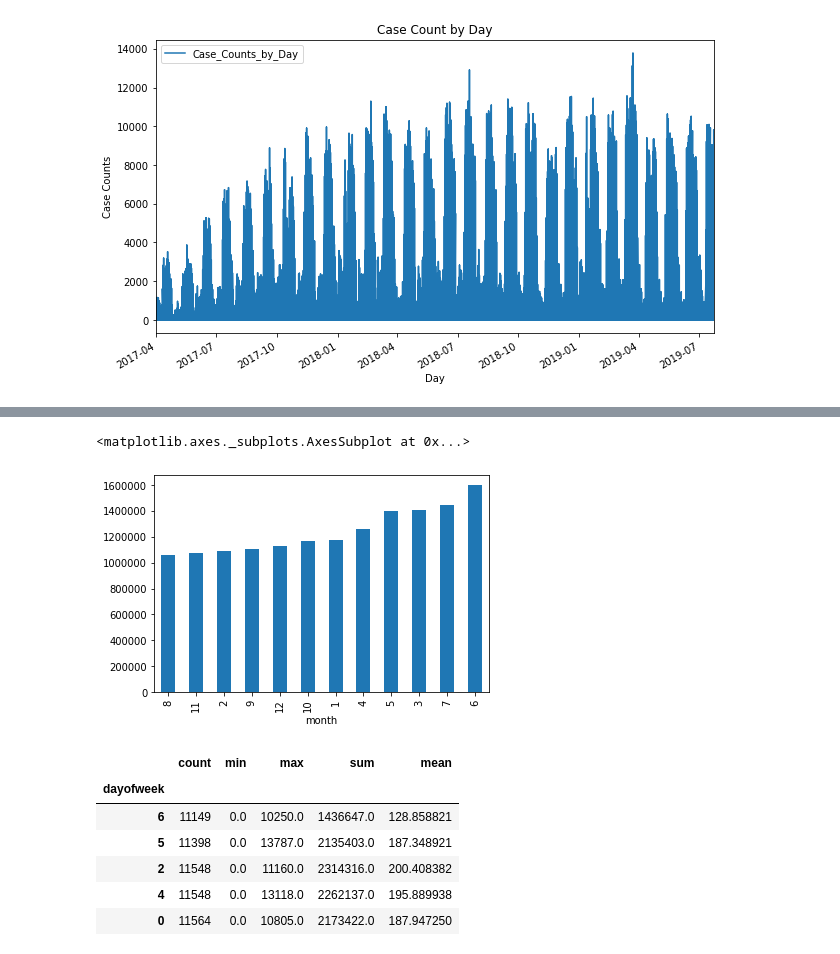
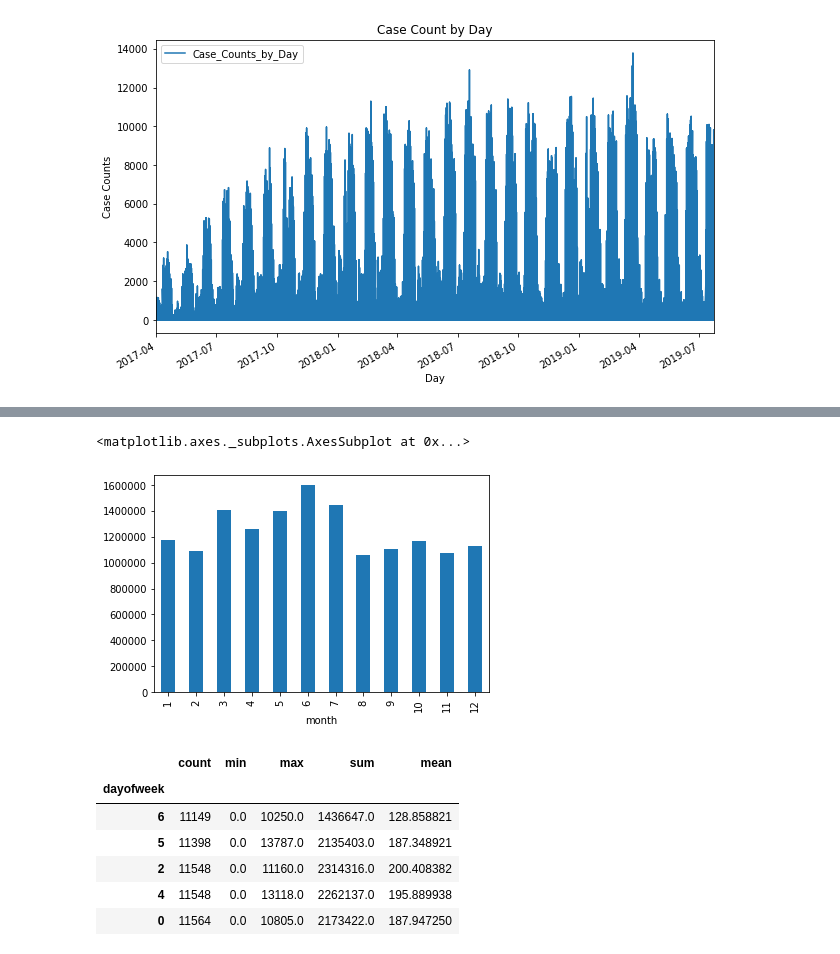
Before and after one commit to kulkarni-vishwanath/LTFS_DataScince_Finhack_2, a Jupyter notebook: LTFS_2.ipynb, the cells around one changed output, grey strips where cells are left out. Saved outputs shown, nothing was run; the diff lists cells and outputs as text; code cells hidden in the pictures.

```diff
--- a/LTFS.ipynb
+++ b/LTFS_2.ipynb
@@ -215,3 +212,10 @@ plt.legend(loc='best')
 # %% [output]
 <matplotlib.legend.Legend at 0x...>
 [figure]
+# %%
+train.set_index('application_date').resample('W')['case_count'].sum().plot(kind='line',figsize=(10,6),label='Case_Counts_by_Week')
+plt.title("Case Count by Week")
+plt.xlabel('Week')
+plt.ylabel("Case Counts")
+plt.legend(loc='best')
+# We can see increasing and decreasing trends here
@@ -217,0 +225,7 @@ plt.legend(loc='best')
+# %%
+train.set_index('application_date').resample('M')['case_count'].sum().plot(kind='line',figsize=(10,6),label='Case_Counts_by_Month')
+plt.title("Case Count by Month")
+plt.xlabel('Month')
+plt.ylabel("Case Counts")
+plt.legend(loc='best')
+# We can see a gradual increase for sometime and then series of increasing and decreasing trends followed by a dip at the end
@@ -228,10 +251,10 @@ plt.legend(loc='best')
 # %%
-train.groupby('month')['case_count'].sum().sort_values().plot(kind='bar')
+train.groupby('month')['case_count'].sum().sort_index().plot(kind='bar')
 # case_count sum is maximum during the month of June followed by July,March and May which are close to each other. It is minimum
 # in the month of August.
 # %% [output]
 <matplotlib.axes._subplots.AxesSubplot at 0x...>
-[figure, old version]
+[figure, new version]
 # %%
 train.groupby('dayofweek')['case_count'].agg(['count','min','max','sum','mean']).sort_values(by='count')
 # Thursday has the highest occurence and Sunday has the least.
```
Also changed, not shown: parts of 45 cells of this notebook, 2 other files.
